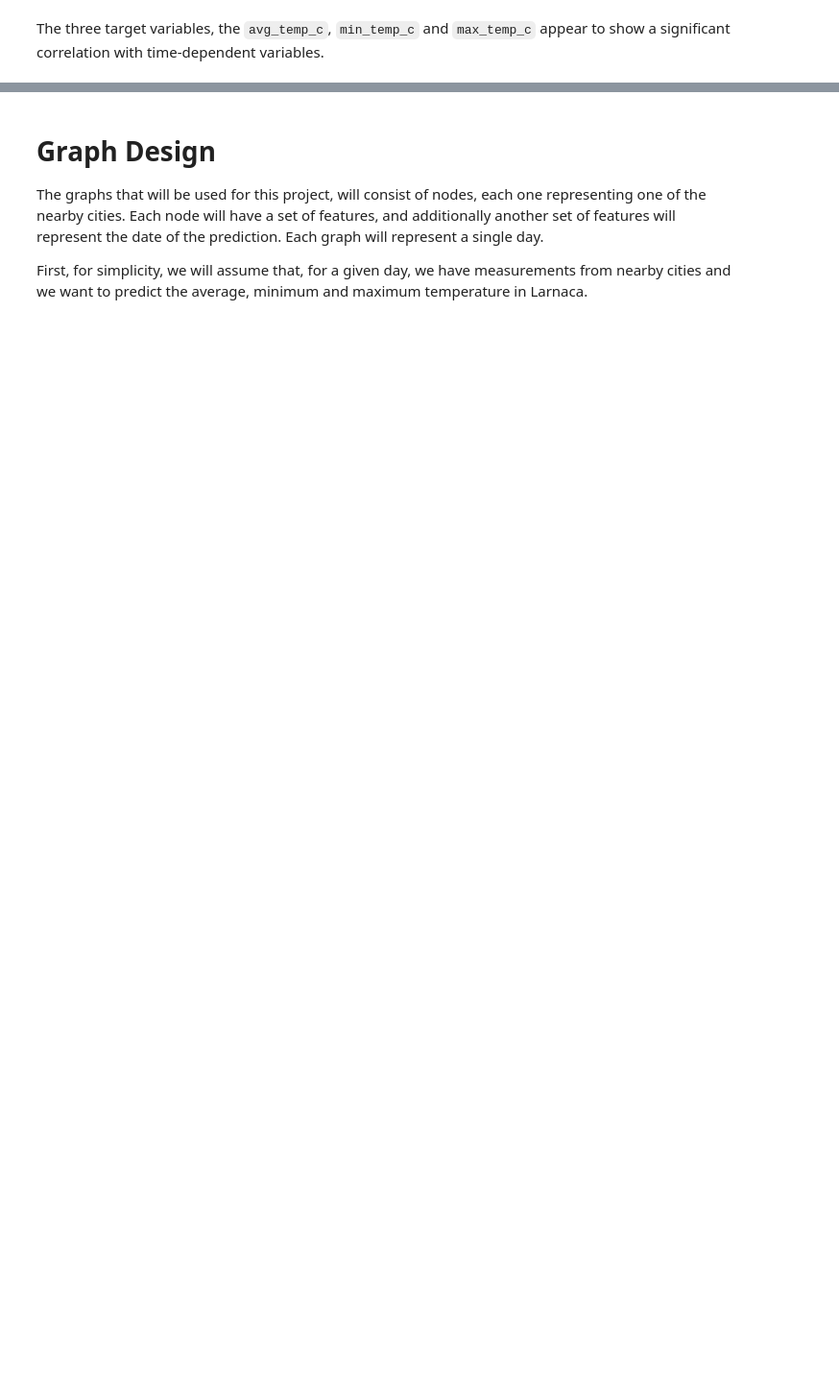
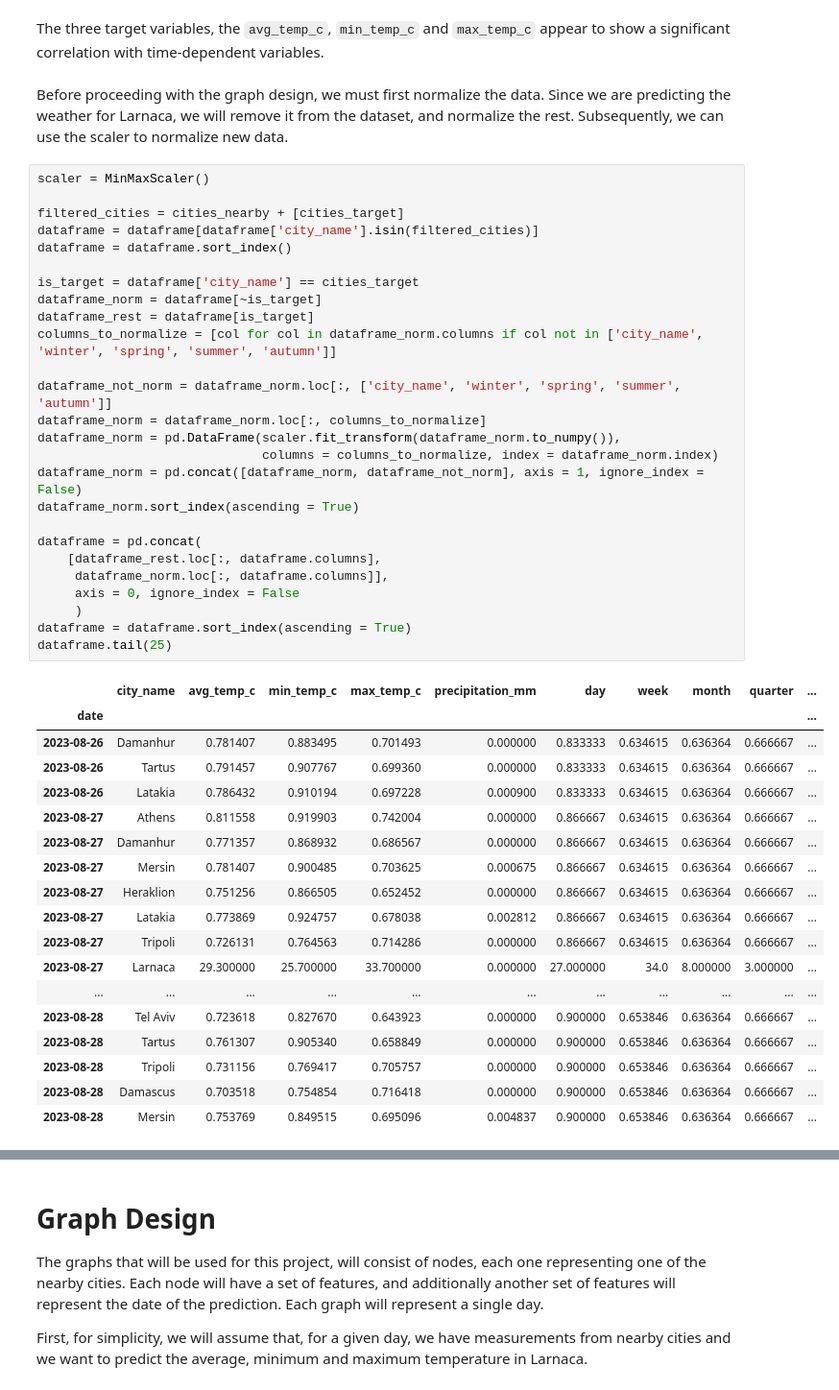
Before and after one commit to GiorgosChr/Time-Series-Forecasting, a Jupyter notebook: Weather Forecast/data_preprocessing.ipynb, the cells around one changed output, grey strips where cells are left out. Shown at 96% size. Cells and saved outputs as stored; diff of their text form; blank space fills up the shorter version.

Commit message:
Normalized graphs.

```diff
--- a/Weather Forecast/data_preprocessing.ipynb
+++ b/Weather Forecast/data_preprocessing.ipynb
@@ -80,3 +80,51 @@ plt.show()
 [figure]
 # %% [markdown]
 The three target variables, the `avg_temp_c`, `min_temp_c` and `max_temp_c` appear to show a significant correlation with time-dependent variables.
+# %% [markdown]
+Before proceeding with the graph design, we must first normalize the data.
+Since we are predicting the weather for Larnaca, we will remove it from the dataset, and normalize the rest. Subsequently, we can use the scaler to normalize new data.
+# %%
+scaler = MinMaxScaler()
+
+filtered_cities = cities_nearby + [cities_target]
+dataframe = dataframe[dataframe['city_name'].isin(filtered_cities)]
+dataframe = dataframe.sort_index()
+
+is_target = dataframe['city_name'] == cities_target
+dataframe_norm = dataframe[~is_target]
+dataframe_rest = dataframe[is_target]
+columns_to_normalize = [col for col in dataframe_norm.columns if col not in ['city_name', 'winter', 'spring', 'summer', 'autumn']]
+
+dataframe_not_norm = dataframe_norm.loc[:, ['city_name', 'winter', 'spring', 'summer', 'autumn']]
+dataframe_norm = dataframe_norm.loc[:, columns_to_normalize]
+dataframe_norm = pd.DataFrame(scaler.fit_transform(dataframe_norm.to_numpy()),
+                              columns = columns_to_normalize, index = dataframe_norm.index)
+dataframe_norm = pd.concat([dataframe_norm, dataframe_not_norm], axis = 1, ignore_index = False)
+dataframe_norm.sort_index(ascending = True)
+
+dataframe = pd.concat(
+    [dataframe_rest.loc[:, dataframe.columns],
+     dataframe_norm.loc[:, dataframe.columns]],
+     axis = 0, ignore_index = False
+     )
+dataframe = dataframe.sort_index(ascending = True)
+dataframe.tail(25)
+# %% [output]
+|  | city_name | avg_temp_c | min_temp_c | max_temp_c | precipitation_mm | day | week | month | quarter | ... |
+| date |  |  |  |  |  |  |  |  |  | ... |
+| 2023-08-26 | Damanhur | 0.781407 | 0.883495 | 0.701493 | 0.000000 | 0.833333 | 0.634615 | 0.636364 | 0.666667 | ... |
+| 2023-08-26 | Tartus | 0.791457 | 0.907767 | 0.699360 | 0.000000 | 0.833333 | 0.634615 | 0.636364 | 0.666667 | ... |
+| 2023-08-26 | Latakia | 0.786432 | 0.910194 | 0.697228 | 0.000900 | 0.833333 | 0.634615 | 0.636364 | 0.666667 | ... |
+| 2023-08-27 | Athens | 0.811558 | 0.919903 | 0.742004 | 0.000000 | 0.866667 | 0.634615 | 0.636364 | 0.666667 | ... |
+| 2023-08-27 | Damanhur | 0.771357 | 0.868932 | 0.686567 | 0.000000 | 0.866667 | 0.634615 | 0.636364 | 0.666667 | ... |
+| 2023-08-27 | Mersin | 0.781407 | 0.900485 | 0.703625 | 0.000675 | 0.866667 | 0.634615 | 0.636364 | 0.666667 | ... |
+| 2023-08-27 | Heraklion | 0.751256 | 0.866505 | 0.652452 | 0.000000 | 0.866667 | 0.634615 | 0.636364 | 0.666667 | ... |
+| 2023-08-27 | Latakia | 0.773869 | 0.924757 | 0.678038 | 0.002812 | 0.866667 | 0.634615 | 0.636364 | 0.666667 | ... |
+| 2023-08-27 | Tripoli | 0.726131 | 0.764563 | 0.714286 | 0.000000 | 0.866667 | 0.634615 | 0.636364 | 0.666667 | ... |
+| 2023-08-27 | Larnaca | 29.300000 | 25.700000 | 33.700000 | 0.000000 | 27.000000 | 34.0 | 8.000000 | 3.000000 | ... |
+| ... | ... | ... | ... | ... | ... | ... | ... | ... | ... | ... |
+| 2023-08-28 | Tel Aviv | 0.723618 | 0.827670 | 0.643923 | 0.000000 | 0.900000 | 0.653846 | 0.636364 | 0.666667 | ... |
+| 2023-08-28 | Tartus | 0.761307 | 0.905340 | 0.658849 | 0.000000 | 0.900000 | 0.653846 | 0.636364 | 0.666667 | ... |
+| 2023-08-28 | Tripoli | 0.731156 | 0.769417 | 0.705757 | 0.000000 | 0.900000 | 0.653846 | 0.636364 | 0.666667 | ... |
+| 2023-08-28 | Damascus | 0.703518 | 0.754854 | 0.716418 | 0.000000 | 0.900000 | 0.653846 | 0.636364 | 0.666667 | ... |
+| 2023-08-28 | Mersin | 0.753769 | 0.849515 | 0.695096 | 0.004837 | 0.900000 | 0.653846 | 0.636364 | 0.666667 | ... |
```
Also changed, not shown: parts of 2 cells of this notebook.
